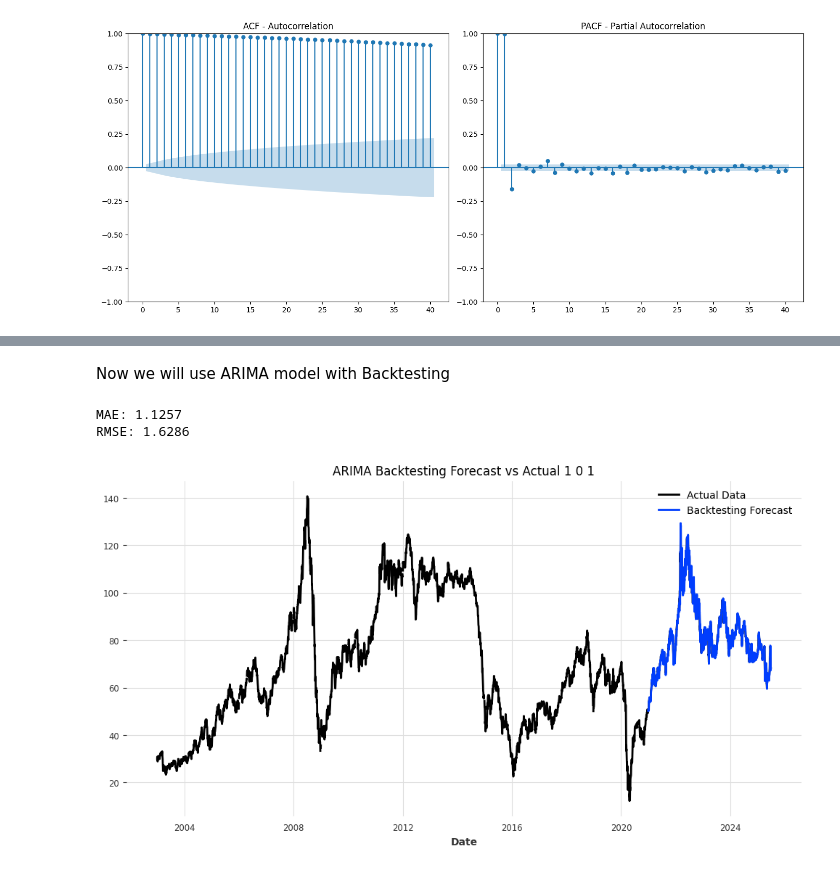
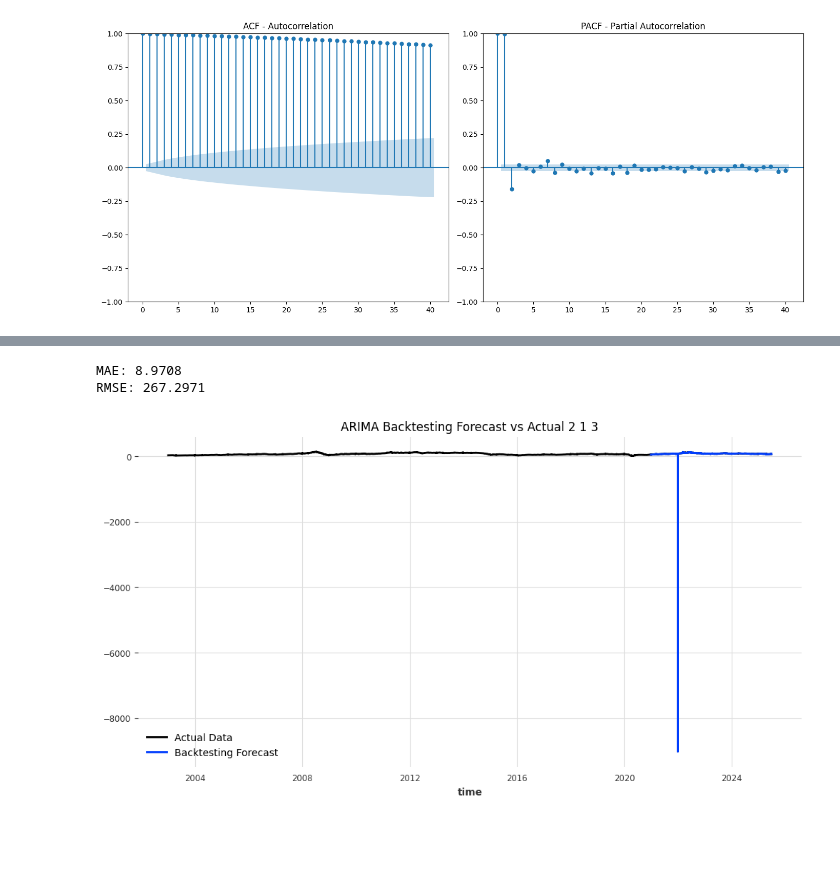
Before and after one commit to AliSalman25/first-Jupyter-Notebook-for-the-experiments, a Jupyter notebook: first_experiment.ipynb, the cells around one changed output, grey strips where cells are left out. Drawn from its saved outputs; the diff is of its cells as text; code cells hidden in the pictures; blank space fills up the shorter version.

```diff
--- a/first_experiment.ipynb
+++ b/first_experiment.ipynb
@@ -37,36 +40,0 @@ Step 1:  Xml file Oil price data  downloaded from the official OPEC website , af
-# %%
-import pandas as pd
-import xml.etree.ElementTree as ET
-from google.colab import drive
-
-#  conn Google Drive
-drive.mount('/content/drive')
-
-#  path  XML
-xml_file_path = '/content/drive/MyDrive/Colab Notebooks/FirstPaperColabWork/basketDayArchives.xml'
-
-#  read XML
-tree = ET.parse(xml_file_path)
-root = tree.getroot()
-
-# data and price from xml fil
-dates = []
-prices = []
-for basket in root.findall('{http://tempuri.org/basketDayArchives.xsd}BasketList'):
-    date = basket.attrib['data']
-    price = float(basket.attrib['val'])
-    dates.append(date)
-    prices.append(price)
-
-#  create DataFrame
-df = pd.DataFrame({
-    'Date': pd.to_datetime(dates),
-    'Price': prices
-})
-
-#     save to CSV
-csv_file_path = '/content/drive/MyDrive/Colab Notebooks/FirstPaperColabWork/Dataset.csv'
-df.to_csv(csv_file_path, index=False)
-
-#    read first 5 columns
-df.head()
@@ -627,8 +487,6 @@ For prediction accuracy , ARIMA(1,0,2) is the best.
 # %%
 !pip install pytorch_lightning --quiet
 !pip install u8darts --quiet
-# %% [markdown]
-Now we will use ARIMA model with Backtesting
 # %%
 from darts import TimeSeries
 from darts.models import ARIMA
@@ -638,36 +496,36 @@ import matplotlib.pyplot as plt
 # تحويل بيانات السعر إلى TimeSeries مع ملء التواريخ المفقودة (تردد يوم عمل)
 series = TimeSeries.from_series(df['Price'], fill_missing_dates=True, freq='B')
 
-# إنشاء نموذج ARIMA مع معاملات (1,0,1)
-model = ARIMA(p=1, d=0, q=1)
+# إنشاء نموذج ARIMA مع معاملات (2,1,3)
+model = ARIMA(p=2, d=1, q=3)
 
 # تنفيذ backtesting
 backtest_pred = model.historical_forecasts(
     series,
     start=0.8,            # بداية التوقع (80% من البيانات)
     forecast_horizon=1,   # توقع خطوة واحدة في كل مرة
     stride=1,             # تحريك النافذة خطوة بخطوة
     retrain=True,         # إعادة تدريب النموذج كل مرة
     verbose=True
 )
 
 # حساب مقاييس الخطأ على الفترة التي بدأ فيها التوقع
 actual = series.drop_before(backtest_pred.start_time())
 error_mae = mae(actual, backtest_pred)
 error_rmse = rmse(actual, backtest_pred)
 
 print(f'MAE: {error_mae:.4f}')
 print(f'RMSE: {error_rmse:.4f}')
 
 # رسم النتائج
 plt.figure(figsize=(12,6))
 series.plot(label='Actual Data')
 backtest_pred.plot(label='Backtesting Forecast')
-plt.title('ARIMA Backtesting Forecast vs Actual 1 0 1')
+plt.title('ARIMA Backtesting Forecast vs Actual 2 1 3')
 plt.legend()
 plt.grid(True)
 plt.show()
 # %% [output]
-MAE: 1.1257
-RMSE: 1.6286
+MAE: 8.9708
+RMSE: 267.2971
-[figure, old version]
+[figure, new version]
```
Also changed, not shown: parts of 71 cells of this notebook.
